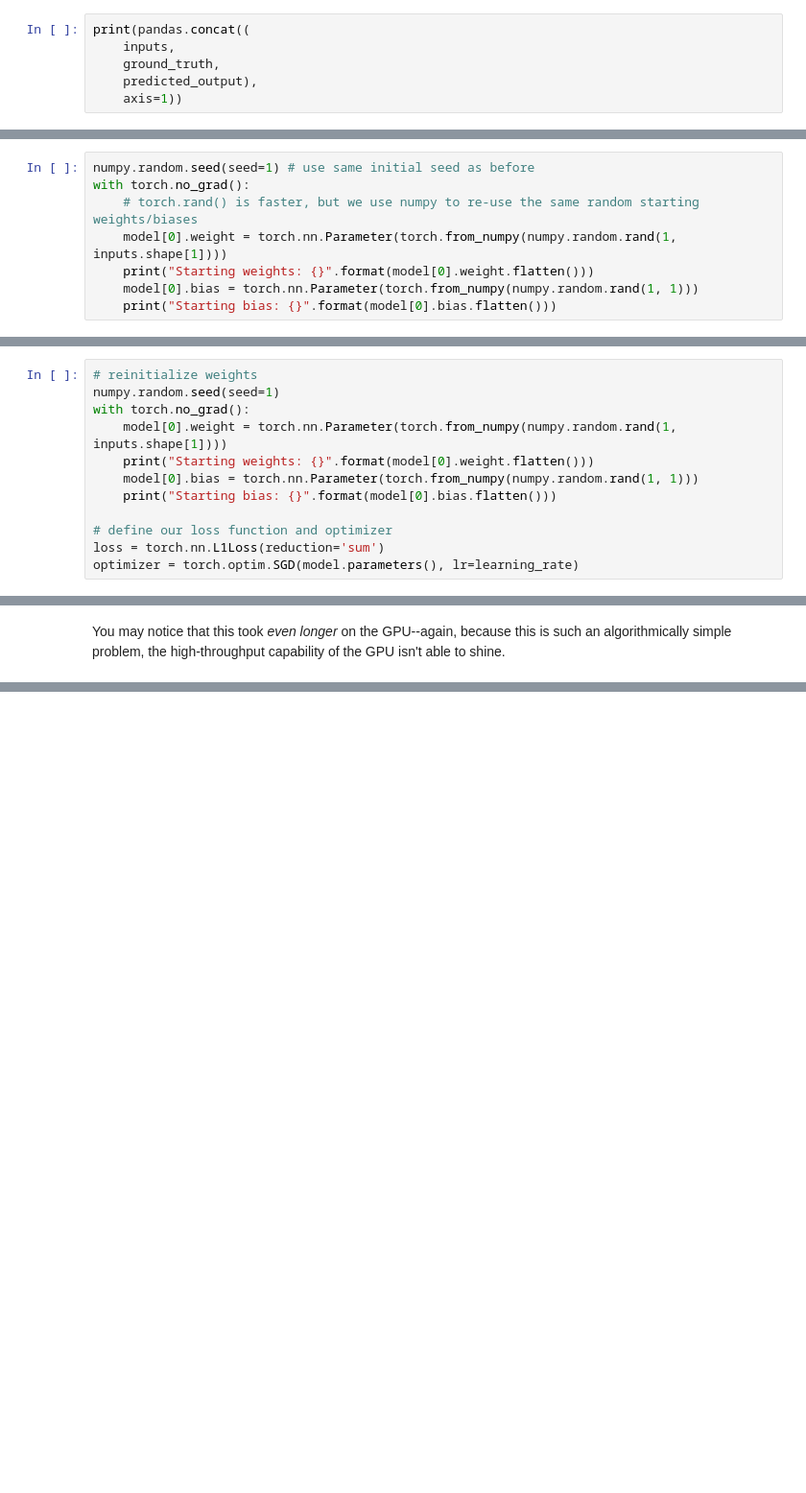
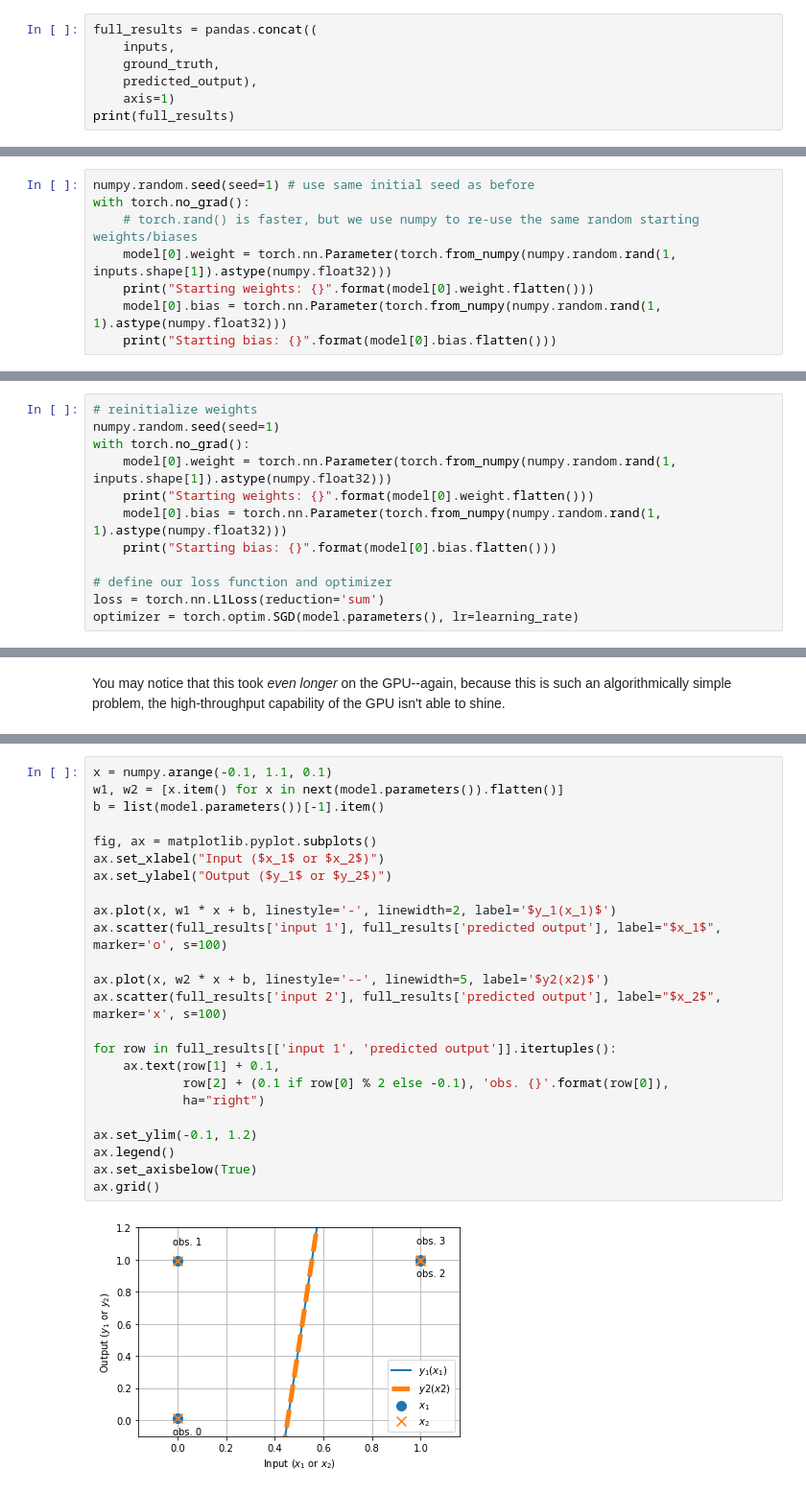
Before and after one commit to glennklockwood/limelead, a Jupyter notebook: notebooks/perceptron.ipynb, the cells around one changed output, grey strips where cells are left out. Shown: that part at 96% size. Saved outputs shown, nothing was run; the diff lists cells and outputs as text; blank space fills up the shorter version.

```diff
--- a/notebooks/perceptron.ipynb
+++ b/notebooks/perceptron.ipynb
@@ -258,11 +258,12 @@ observation #
 # %% [markdown]
 and we strap this on to our truth table to see how we did compared to the true outputs:
 # %%
-print(pandas.concat((
+full_results = pandas.concat((
     inputs,
     ground_truth,
     predicted_output),
-    axis=1))
+    axis=1)
+print(full_results)
 # %% [output]
                input 1  input 2  true output  predicted output
 observation #
@@ -319,8 +320,8 @@ Just as before, we also set initial weights and biases for the linear part of ou
 numpy.random.seed(seed=1) # use same initial seed as before
 with torch.no_grad():
     # torch.rand() is faster, but we use numpy to re-use the same random starting weights/biases
-    model[0].weight = torch.nn.Parameter(torch.from_numpy(numpy.random.rand(1, inputs.shape[1])))
+    model[0].weight = torch.nn.Parameter(torch.from_numpy(numpy.random.rand(1, inputs.shape[1]).astype(numpy.float32)))
     print("Starting weights: {}".format(model[0].weight.flatten()))
-    model[0].bias = torch.nn.Parameter(torch.from_numpy(numpy.random.rand(1, 1)))
+    model[0].bias = torch.nn.Parameter(torch.from_numpy(numpy.random.rand(1, 1).astype(numpy.float32)))
     print("Starting bias: {}".format(model[0].bias.flatten()))
 # %% [output]
@@ -432,9 +433,9 @@ Nothing special as far as initializing weights and defining our loss and optimiz
 # reinitialize weights
 numpy.random.seed(seed=1)
 with torch.no_grad():
-    model[0].weight = torch.nn.Parameter(torch.from_numpy(numpy.random.rand(1, inputs.shape[1])))
+    model[0].weight = torch.nn.Parameter(torch.from_numpy(numpy.random.rand(1, inputs.shape[1]).astype(numpy.float32)))
     print("Starting weights: {}".format(model[0].weight.flatten()))
-    model[0].bias = torch.nn.Parameter(torch.from_numpy(numpy.random.rand(1, 1)))
+    model[0].bias = torch.nn.Parameter(torch.from_numpy(numpy.random.rand(1, 1).astype(numpy.float32)))
     print("Starting bias: {}".format(model[0].bias.flatten()))
 
 # define our loss function and optimizer
@@ -486,0 +503,26 @@ You may notice that this took _even longer_ on the GPU--again, because this is s
+# %%
+x = numpy.arange(-0.1, 1.1, 0.1)
+w1, w2 = [x.item() for x in next(model.parameters()).flatten()]
+b = list(model.parameters())[-1].item()
+
+fig, ax = matplotlib.pyplot.subplots()
+ax.set_xlabel("Input ($x_1$ or $x_2$)")
+ax.set_ylabel("Output ($y_1$ or $y_2$)")
+
+ax.plot(x, w1 * x + b, linestyle='-', linewidth=2, label='$y_1(x_1)$')
+ax.scatter(full_results['input 1'], full_results['predicted output'], label="$x_1$", marker='o', s=100)
+
+ax.plot(x, w2 * x + b, linestyle='--', linewidth=5, label='$y2(x2)$')
+ax.scatter(full_results['input 2'], full_results['predicted output'], label="$x_2$", marker='x', s=100)
+
+for row in full_results[['input 1', 'predicted output']].itertuples():
+    ax.text(row[1] + 0.1,
+            row[2] + (0.1 if row[0] % 2 else -0.1), 'obs. {}'.format(row[0]),
+            ha="right")
+
+ax.set_ylim(-0.1, 1.2)
+ax.legend()
+ax.set_axisbelow(True)
+ax.grid()
+# %% [output]
+[figure, added]
```
Also changed, not shown: parts of 13 cells of this notebook.
